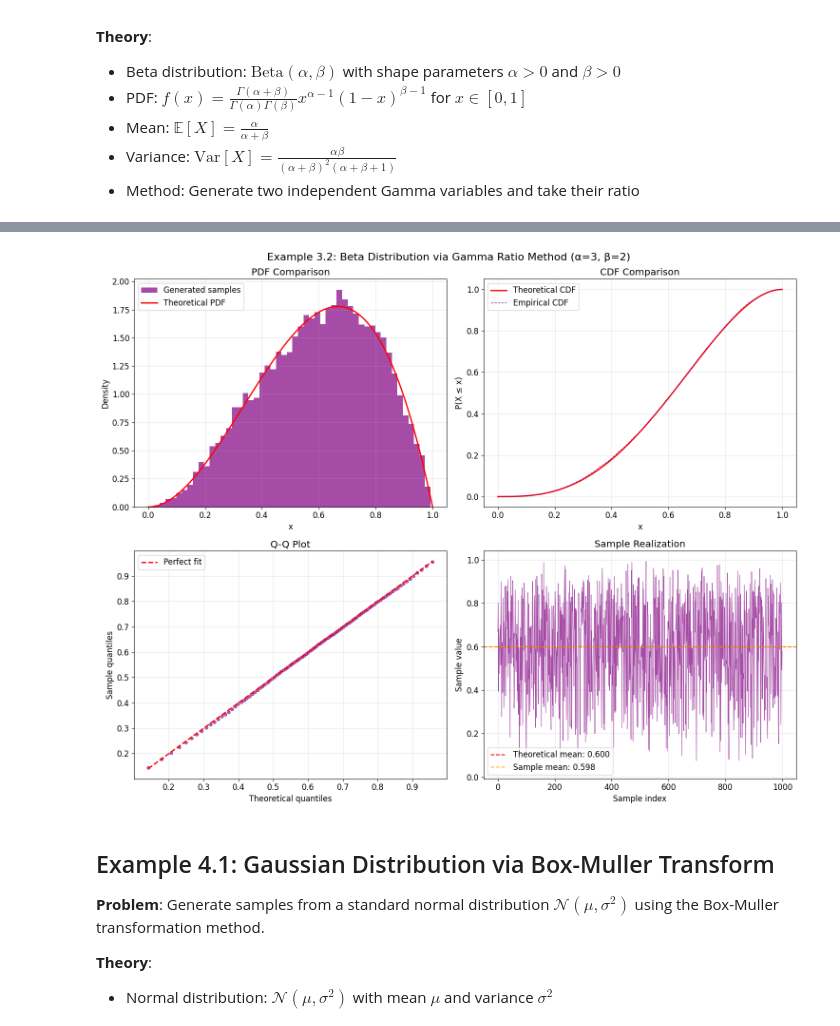
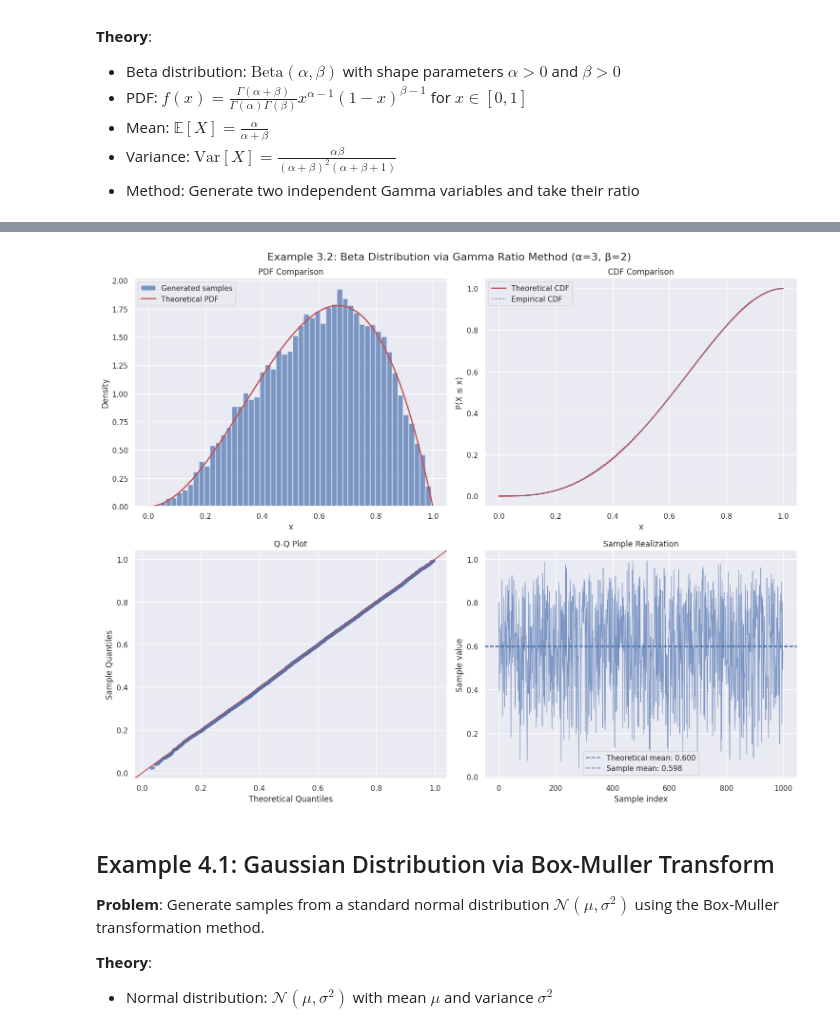
Before and after one commit to carsten-j/mc-lab, a Jupyter notebook: notebooks/week1.ipynb, the cells around one changed output, grey strips where cells are left out. Cells and saved outputs as stored; diff of their text form; code cells hidden in the pictures.

```diff
--- a/notebooks/week1.ipynb
+++ b/notebooks/week1.ipynb
@@ -36,15 +33,16 @@ print("🎉 Ready to use mc-lab!")
 # %%
 import matplotlib.pyplot as plt
 import numpy as np
+import seaborn as sns
 from scipy import stats
 
+from mc_lab.box_muller import box_muller
 from mc_lab.distribution_comparison import distribution_comparison
-
-# Import mc_lab functionality
 from mc_lab.importance_sampling import ImportanceSampler
 from mc_lab.inverse_transform import InverseTransformSampler
 from mc_lab.moment_comparison import compare_distribution_moments
 from mc_lab.plotting import plot_distribution_analysis
+from mc_lab.rejection_sampling import RejectionSampler
 
 # Set random seed for reproducibility
 np.random.seed(42)
@@ -54,6 +52,9 @@ plt.style.use("default")
 plt.rcParams["figure.figsize"] = (12, 8)
 plt.rcParams["font.size"] = 12
 
+sns.set_theme(style="darkgrid")
+sns.color_palette("tab10")
+
 n_samples = 10000
 # %% [markdown]
 # Inversion Method
@@ -508,27 +502,12 @@ def sample_beta_via_gamma_ratio(
 # Parameters for Beta distribution
 alpha_beta = 3  # First shape parameter
 beta_beta = 2  # Second shape parameter (using different name to avoid confusion)
-n_samples_beta = 10000
 
-print(f"Example 3.2: Beta Distribution Beta({alpha_beta}, {beta_beta})")
-print(f"Theoretical mean: {alpha_beta / (alpha_beta + beta_beta):.3f}")
-theoretical_var_beta = (alpha_beta * beta_beta) / (
-    (alpha_beta + beta_beta) ** 2 * (alpha_beta + beta_beta + 1)
-)
-print(f"Theoretical variance: {theoretical_var_beta:.6f}")
-print(
-    f"Method: Ratio of two independent Gamma({alpha_beta}, 1) and Gamma({beta_beta}, 1) variables"
-)
-print(f"Using existing exponential sampler with rate λ = {rate_param}")
-print()
 
 # Generate samples using our method with the existing exponential sampler
 samples_beta = sample_beta_via_gamma_ratio(
-    n_samples_beta, alpha_beta, beta_beta, sampler_exp, random_state=42
+    n_samples, alpha_beta, beta_beta, sampler_exp, random_state=42
 )
-
-print(f"Sample mean: {np.mean(samples_beta):.4f}")
-print(f"Sample variance: {np.var(samples_beta):.6f}")
-print(f"Sample standard deviation: {np.std(samples_beta):.6f}")
-print(f"Sample range: [{np.min(samples_beta):.6f}, {np.max(samples_beta):.6f}]")
-print()
+scipy_beta_samples = stats.beta.rvs(
+    a=alpha_beta, b=beta_beta, size=n_samples, random_state=42
+)
@@ -618,19 +556,21 @@ plot_distribution_analysis(
 # %%
+theoretical_mean_beta = alpha_beta / (alpha_beta + beta_beta)
+sample_mean_beta = np.mean(samples_beta)
+
 # Visualization for Example 3.2: Beta Distribution
 scipy_beta_dist = stats.beta(a=alpha_beta, b=beta_beta)
 plot_distribution_analysis(
     samples=samples_beta,
     distribution_name="Beta",
     example_number="3.2",
     method_description=f"Gamma Ratio Method (α={alpha_beta}, β={beta_beta})",
     theoretical_mean=theoretical_mean_beta,
     sample_mean=sample_mean_beta,
     scipy_dist=scipy_beta_dist,
-    color="purple",
     x_range=(0, 1),
 )
 # %% [output]
-[figure, old version]
+[figure, new version]
 # %% [markdown]
 ## Example 4.1: Gaussian Distribution via Box-Muller Transform
 
```
Also changed, not shown: parts of 34 cells of this notebook, 5 other files.
